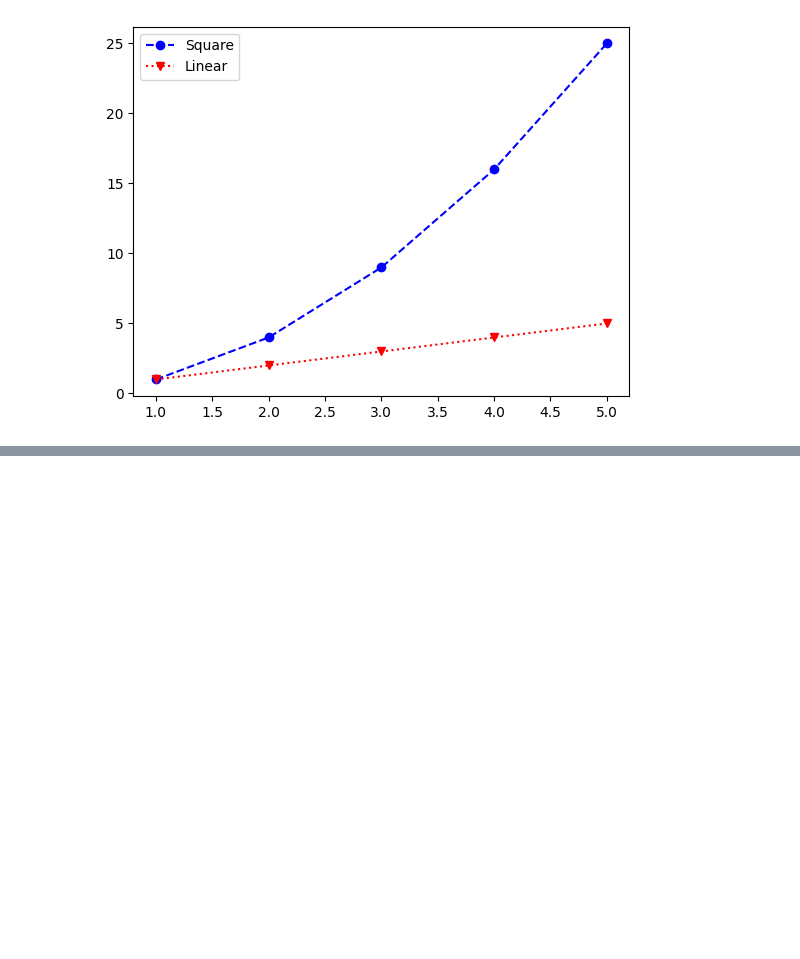
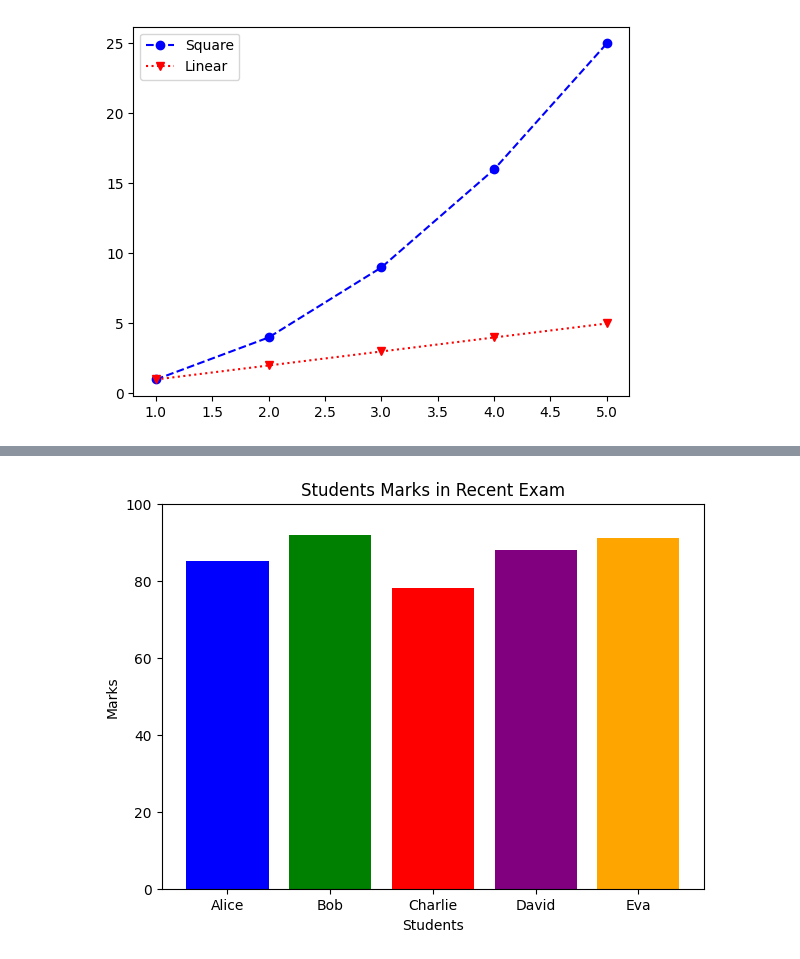
Before and after one commit to Srishti36912/Python_clg, a Jupyter notebook: matplotlib.ipynb, the cells around one changed output, grey strips where cells are left out. Cells and saved outputs as stored; diff of their text form; code cells hidden in the pictures; blank space fills up the shorter version.

```diff
--- a/matplotlib.ipynb
+++ b/matplotlib.ipynb
@@ -216,0 +283,18 @@ plt.show()
+# %%
+import matplotlib.pyplot as plt
+
+# Data for the bar graph
+students = ['Alice','Bob','Charlie','David','Eva']
+marks = [85,92,78,88,91]
+colors = ['blue','green','red','purple','orange']
+
+# Create a bar graph
+plt.figure(figsize=(7,5)) # figsize parameter defines the width and height of the figure in inches.
+plt.bar(students, marks, color=colors)
+plt.title('Students Marks in Recent Exam')
+plt.xlabel('Students')
+plt.ylabel('Marks')
+plt.ylim(0,100) # Setting the y-axis limit for better comparison
+plt.show()
+# %% [output]
+[figure, added]
```
Also changed, not shown: parts of 6 cells of this notebook.
